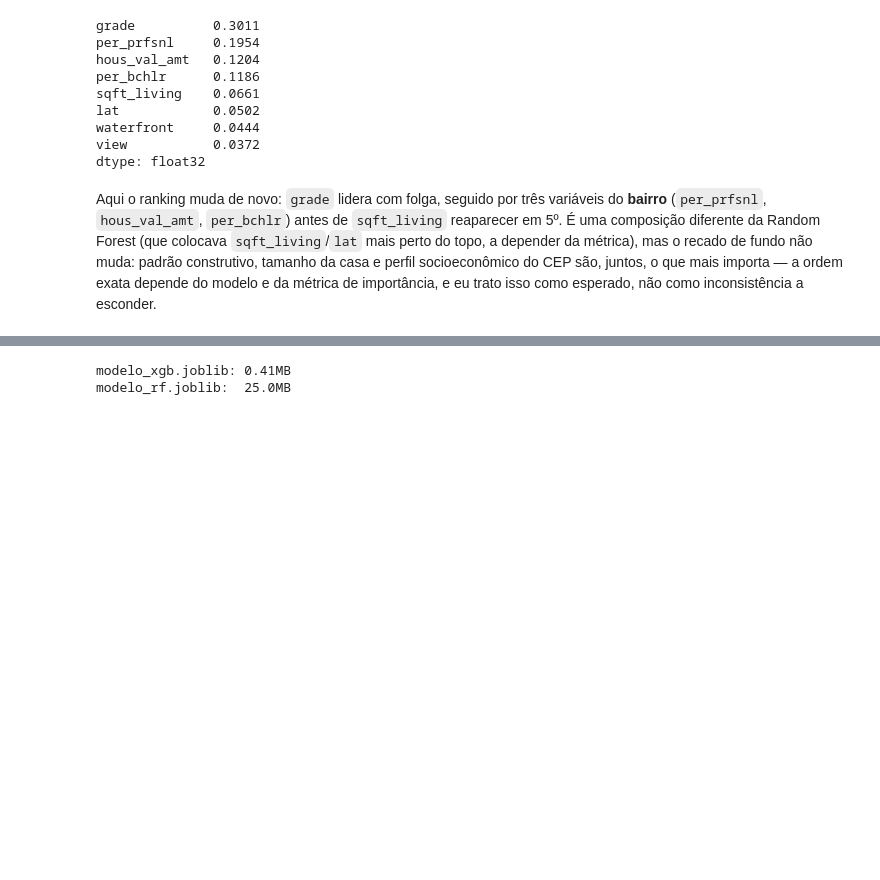
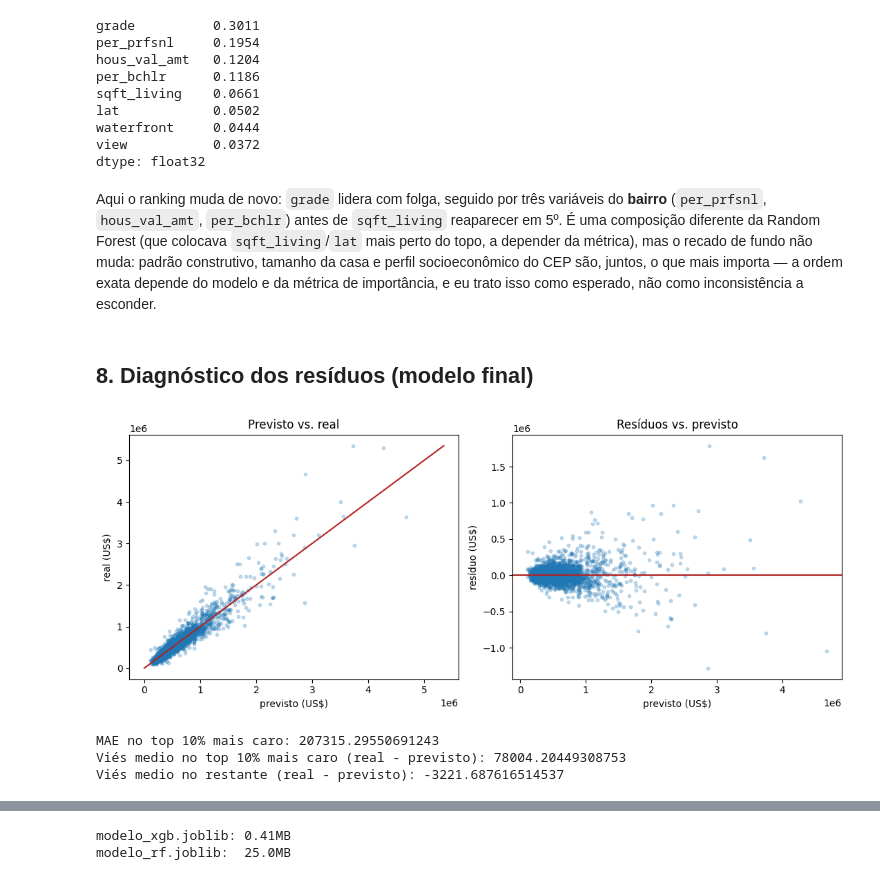
Before and after one commit to dmourasi/king-county-house-prices, a Jupyter notebook: python/02-1_modelagem.ipynb, the cells around one changed output, grey strips where cells are left out. Drawn from its saved outputs; the diff is of its cells as text; code cells hidden in the pictures; blank space fills up the shorter version.

```diff
--- a/python/02-1_modelagem.ipynb
+++ b/python/02-1_modelagem.ipynb
@@ -265,3 +265,33 @@ view           0.0372
 dtype: float32
 # %% [markdown]
 Aqui o ranking muda de novo: `grade` lidera com folga, seguido por três variáveis do **bairro** (`per_prfsnl`, `hous_val_amt`, `per_bchlr`) antes de `sqft_living` reaparecer em 5º. É uma composição diferente da Random Forest (que colocava `sqft_living`/`lat` mais perto do topo, a depender da métrica), mas o recado de fundo não muda: padrão construtivo, tamanho da casa e perfil socioeconômico do CEP são, juntos, o que mais importa — a ordem exata depende do modelo e da métrica de importância, e eu trato isso como esperado, não como inconsistência a esconder.
+# %% [markdown]
+## 8. Diagnóstico dos resíduos (modelo final)
+# %%
+import matplotlib.pyplot as plt
+
+real = np.exp(y_test)
+previsto = np.exp(pred_xgb_teste)
+residuo = real - previsto
+
+fig, axes = plt.subplots(1, 2, figsize=(11, 4.5))
+axes[0].scatter(previsto, real, alpha=0.25, s=10)
+lims = [0, max(real.max(), previsto.max())]
+axes[0].plot(lims, lims, color="firebrick")
+axes[0].set_xlabel("previsto (US$)"); axes[0].set_ylabel("real (US$)"); axes[0].set_title("Previsto vs. real")
+
+axes[1].scatter(previsto, residuo, alpha=0.25, s=10)
+axes[1].axhline(0, color="firebrick")
+axes[1].set_xlabel("previsto (US$)"); axes[1].set_ylabel("resíduo (US$)"); axes[1].set_title("Resíduos vs. previsto")
+plt.tight_layout()
+plt.show()
+
+top_decil = real >= real.quantile(0.9)
+print("MAE no top 10% mais caro:", np.abs(residuo[top_decil]).mean())
+print("Viés medio no top 10% mais caro (real - previsto):", residuo[top_decil].mean())
+print("Viés medio no restante (real - previsto):", residuo[~top_decil].mean())
+# %% [output]
+[figure, added]
+MAE no top 10% mais caro: 207315.29550691243
+Viés medio no top 10% mais caro (real - previsto): 78004.20449308753
+Viés medio no restante (real - previsto): -3221.687616514537
```
Also changed, not shown: parts of 2 cells of this notebook, 6 other files.
